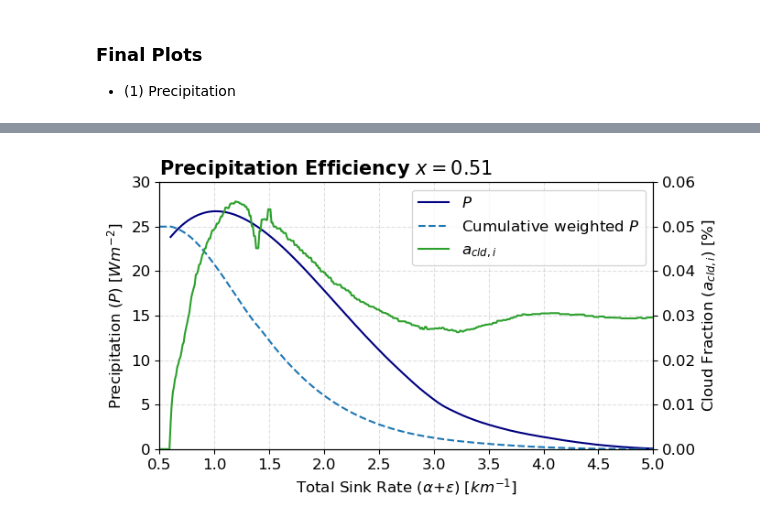
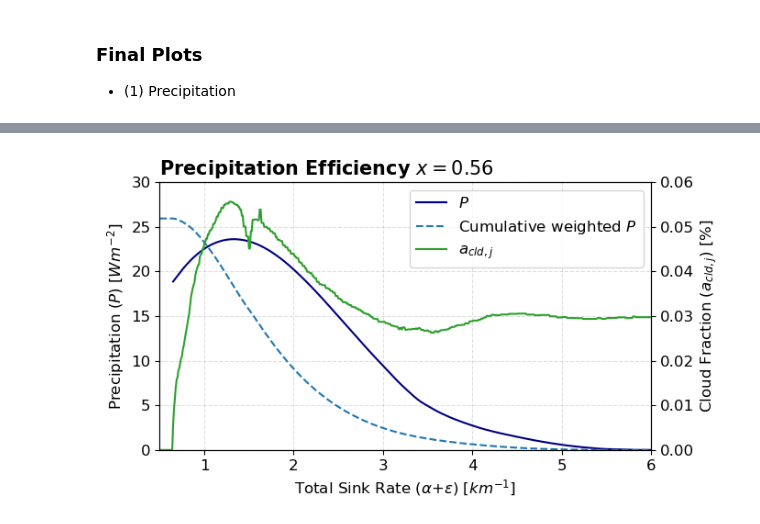
Before and after one commit to deszoeke/trade-cu-model, a Jupyter notebook: src/python/sensitivity_precip_cth.ipynb, the cells around one changed output, grey strips where cells are left out. Drawn from its saved outputs; the diff is of its cells as text; code cells hidden in the pictures.

```diff
--- a/src/python/sensitivity_precip_cth.ipynb
+++ b/src/python/sensitivity_precip_cth.ipynb
@@ -49,8 +50,10 @@ def q_total(ae, dz, x, qs, qm, q_zcb, izcb):
             qt[iz+1] = ( (1-a2/2) * qt[iz] + a2*Q2 ) / (1 + a2/2)
     return qt
 
-def cloudflux_downward(ae, dz, x, ql, qm, qs, Ft, izcb, izct):
-    Q = x * ae * ql / (qs - qm) * dz
+# def cloudflux_downward(ae, dz, x, ql, qm, qs, Ft, izcb, izct):
+#     Q = x * ae * ql / (qs - qm) * dz
+def cloudflux_downward(ae, dz, x, ql, qm, qt, Ft, izcb, izct):
+    Q = x * ae * ql / (qt - qm) * dz
     Fcld = Ft.copy()
     Fcld[:izct] = np.nan
     for iz in range(izct, izcb-1, -1):
@@ -156,7 +159,7 @@ Domain-averaged precipitation from Ronald Brown surface observations: 0.03 mm/hr
 Fcb = Ecb / rhosfc_L - np.nanmean(pr) / 3600 # [kg/m^2/s]
 zcb = 700
 x_range = np.arange(0, 1.01, 0.01)
-ae_range = 1e-3 * np.arange(0.5, 5.01, 0.01)
+ae_range = 1e-3 * np.arange(0.5, 6.01, 0.01)
 
 pr_pred = np.zeros((len(x_range), len(ae_range))) # predicted precipitation flux at cloud-base [kg/m^2/s]
 cth_pred = np.zeros((len(x_range), len(ae_range))) # predicted cloud-top height [m]
@@ -185,7 +188,8 @@ for ix in range(len(x_range)):
         izct = np.where(ql[izcb+1:] == 0)[0][0] + izcb
 
         # Calculations: cloud fluxes for control case
-        Fcld = cloudflux_downward(ae, dz, x, ql, qm, qs, Ft, izcb, izct)
+        # Fcld = cloudflux_downward(ae, dz, x, ql, qm, qs, Ft, izcb, izct)
+        Fcld = cloudflux_downward(ae, dz, x, ql, qm, qt, Ft, izcb, izct)
         Fpr = Fcld - Ft # Precipitation flux must be zero above cloud top
 
         pr_pred[ix, iae] = Fpr[izcb]
@@ -398,40 +402,42 @@ plt.tight_layout()
 # %%
 xplot = np.round(x_final, 2)
 xloc = np.where(x_range == xplot)[0][0]
+
+prw_cumsum = np.flip(np.cumsum(np.flip(pr_weighted[xloc, :])))/matched_acc[xloc, -1]
 # %%
 fig, ax1 = plt.subplots(figsize=(7, 4))
 
 x = ae_range * 1e3
 
 # LEFT y-axis (e.g., W m^-2)
 l1, = ax1.plot(x, prwm2keep[xloc, :], '-', color='navy', label=r'$P$')
-l2, = ax1.plot(x, np.flip(np.cumsum(np.flip(pr_weighted[xloc, :])))/matched_acc[xloc, -1], '--', color='tab:blue', label=r'Cumulative weighted $P$')
-ax1.set_xlim(0.5, 5)
+l2, = ax1.plot(x, prw_cumsum, '--', color='tab:blue', label=r'Cumulative weighted $P$')
+ax1.set_xlim(0.5, 6)
 ax1.set_ylim(0, 30)
 ax1.set_xlabel(r'Total Sink Rate ($\alpha$+$\epsilon$) [$km^{-1}$]', fontsize=12)
 ax1.set_ylabel(r'Precipitation ($P$) [$Wm^{-2}$]', fontsize=12)
 ax1.tick_params(axis='y', labelsize=12)
 ax1.tick_params(axis='x', labelsize=12)
 ax1.grid(linestyle='--', alpha=0.4)
 ax1.set_title(rf'Precipitation Efficiency $x={xplot}$', fontsize=15, fontweight='bold', loc='left')
 
 # RIGHT y-axis
 ax2 = ax1.twinx()
-l3, = ax2.plot(x, matched_nrm[xloc, :]*100, '-', color='tab:green', label=r'$a_{cld, i}$')
+l3, = ax2.plot(x, matched_nrm[xloc, :]*100, '-', color='tab:green', label=r'$a_{cld, j}$')
 # l3, = ax2.plot(x, pr_weighted[xloc, :], '--', color='navy', label=r'$P·a_{cld}$')
-ax2.set_ylabel(r'Cloud Fraction ($a_{cld, i}$) [%]', fontsize=12)
+ax2.set_ylabel(r'Cloud Fraction ($a_{cld, j}$) [%]', fontsize=12)
 ax2.tick_params(axis='y', labelsize=12)
 ax2.tick_params(axis='x', labelsize=12)
 
 # keep same x-limits if you set them later
 ax2.set_xlim(ax1.get_xlim())
 ax2.set_ylim(0, 0.06)
 
 # one combined legend
 lines = [l1, l2, l3]
 labels = [ln.get_label() for ln in lines]
 ax1.legend(lines, labels, loc='best', fontsize=12)
 
 plt.tight_layout()
 # %% [output]
-[figure, old version]
+[figure, new version]
```
Also changed, not shown: parts of 7 cells of this notebook.
